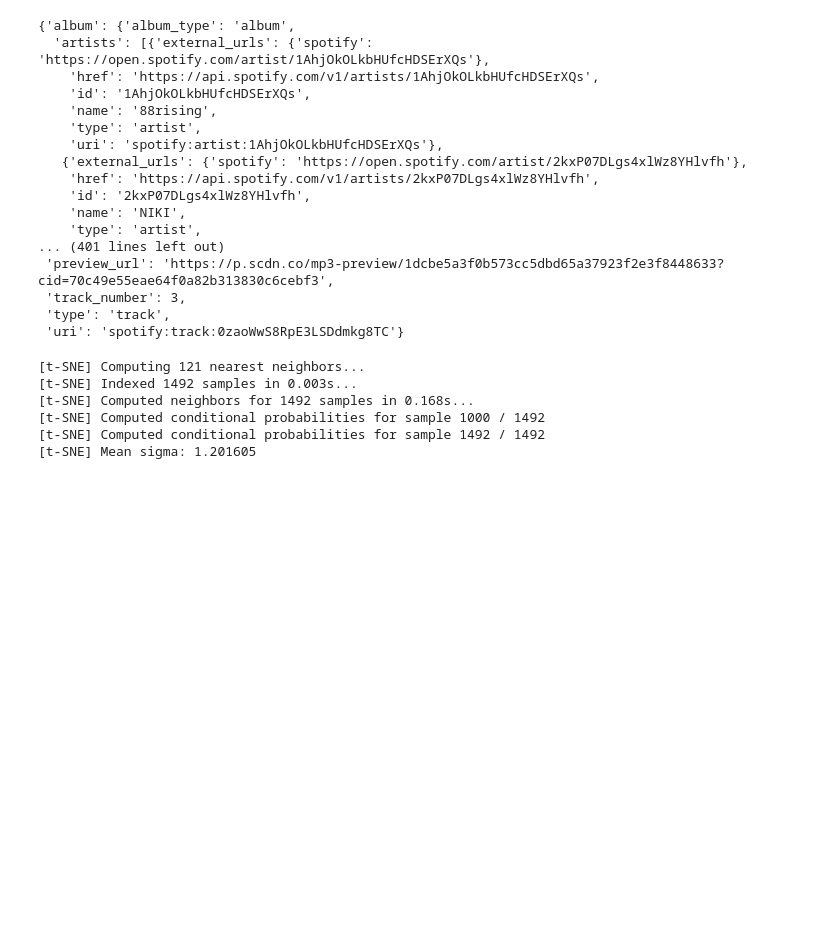
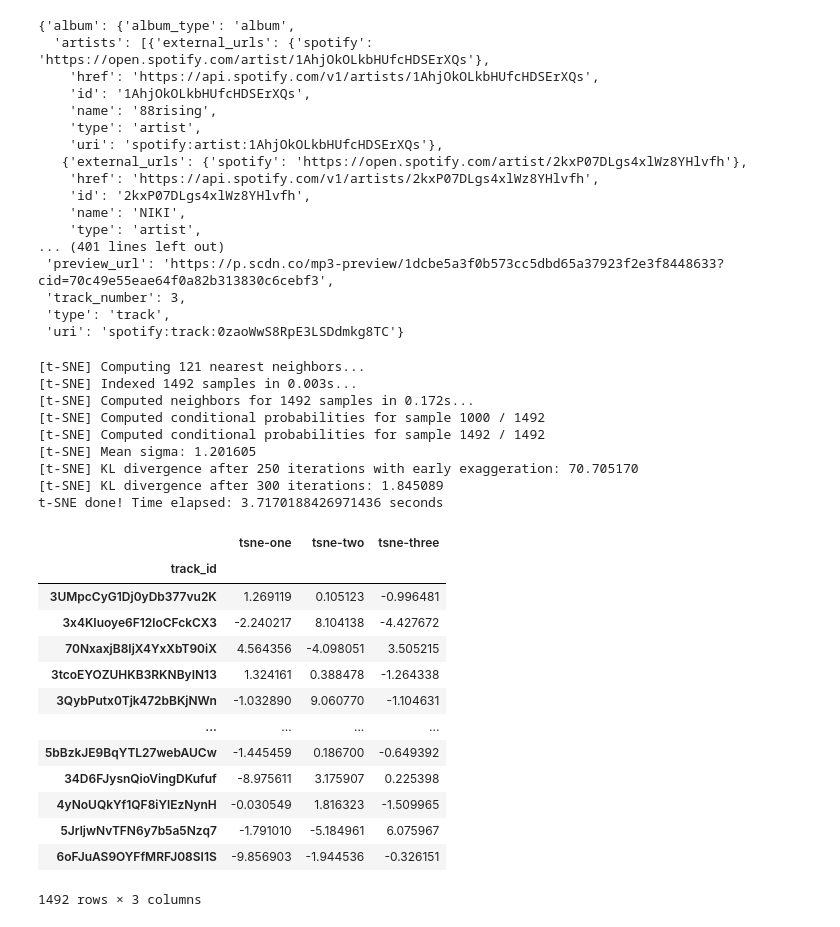
Before and after one commit to mcallisterdavid/calhacks2021, a Jupyter notebook: spotifyAPI.ipynb, the cells around one changed output. Cells and saved outputs as stored; diff of their text form; code cells hidden in the pictures; blank space fills up the shorter version.

```diff
--- a/spotifyAPI.ipynb
+++ b/spotifyAPI.ipynb
@@ -427,8 +427,8 @@ def main():
 	                                   redirect_uri=SPOTIPY_REDIRECT_URI
 	                                  )
 
-	playlistName = 'DROP DROP UZI' # test playlistName input
-	playlistSongs = getPlaylistSongs(username, playlistName, token) # dataframe of the songs in playlistID
+	playlistID = '2NQemdvdAfjpxKymXLilBK' # test playlistID input
+	playlistSongs = getPlaylistSongs(username, playlistID, token) # dataframe of the songs in playlistID
 	data = generate_TSNE(playlistSongs) # adds three columns to prev df, with TSNE coords
 	tsneCoords = data[['tsne-one', 'tsne-two', 'tsne-three']]
 	return tsneCoords
@@ -449,10 +449,10 @@ def getUserPlaylists(username, token):
         return ("Can't get token")
 
 
-def getPlaylistSongs(username, playlistName, token):
+def getPlaylistSongs(username, playlistID, token):
 
-    playlist = getUserPlaylists(username, token)
-    playlistID = list(playlist[playlist['Playlist Name'] == playlistName]['Playlist ID'])[0]
+    # playlist = getUserPlaylists(username, token)
+    # playlistID = list(playlist[playlist['Playlist Name'] == playlistName]['Playlist ID'])[0]
 
     features_list = ["artist", "album", "album_release_date", "track_name", "track_id",
                          "explicit", "popularity", "danceability", "energy", "key",
@@ -462,7 +462,7 @@ def getPlaylistSongs(username, playlistName, token):
 
     if token:
         sp = spotipy.Spotify(auth=token)
-        results = sp.user_playlist_tracks(username, playlistID, limit=70)
+        results = sp.user_playlist_tracks(username, playlistID)
         tracks = results['items']
 
         while results['next']:
@@ -530,31 +530,48 @@ def cleanData(df):
     						'speechiness', 'instrumentalness', 'liveness',
     						'valence', 'tempo', 'duration_ms']
     for column in columns_to_normalize:
         df[column] = (df[column] - df[column].mean()) / df[column].std()
 
     return df
 
 def generate_TSNE(df):
     # df = pd.read_csv(path).iloc[:, 1:]
     normed_df = cleanData(df)
 
     # np.random.seed(42)
     time_start = time.time()
     tsne = TSNE(n_components=3, verbose=1, perplexity=40, n_iter=300)
     tsne_results = tsne.fit_transform(normed_df)
     print('t-SNE done! Time elapsed: {} seconds'.format(time.time()-time_start))
 
     normed_df['tsne-one'] = tsne_results[:,0]
     normed_df['tsne-two'] = tsne_results[:,1]
     normed_df['tsne-three'] = tsne_results[:,2]
 
     return normed_df
 
 main()
 # %% [output]
 [t-SNE] Computing 121 nearest neighbors...
 [t-SNE] Indexed 1492 samples in 0.003s...
-[t-SNE] Computed neighbors for 1492 samples in 0.168s...
+[t-SNE] Computed neighbors for 1492 samples in 0.172s...
 [t-SNE] Computed conditional probabilities for sample 1000 / 1492
 [t-SNE] Computed conditional probabilities for sample 1492 / 1492
 [t-SNE] Mean sigma: 1.201605
+[t-SNE] KL divergence after 250 iterations with early exaggeration: 70.705170
+[t-SNE] KL divergence after 300 iterations: 1.845089
+t-SNE done! Time elapsed: 3.7170188426971436 seconds
+|  | tsne-one | tsne-two | tsne-three |
+| track_id |  |  |  |
+| 3UMpcCyG1Dj0yDb377vu2K | 1.269119 | 0.105123 | -0.996481 |
+| 3x4KIuoye6F12loCFckCX3 | -2.240217 | 8.104138 | -4.427672 |
+| 70NxaxjB8IjX4YxXbT90iX | 4.564356 | -4.098051 | 3.505215 |
+| 3tcoEYOZUHKB3RKNByIN13 | 1.324161 | 0.388478 | -1.264338 |
+| 3QybPutx0Tjk472bBKjNWn | -1.032890 | 9.060770 | -1.104631 |
+| ... | ... | ... | ... |
+| 5bBzkJE9BqYTL27webAUCw | -1.445459 | 0.186700 | -0.649392 |
+| 34D6FJysnQioVingDKufuf | -8.975611 | 3.175907 | 0.225398 |
+| 4yNoUQkYf1QF8iYlEzNynH | -0.030549 | 1.816323 | -1.509965 |
+| 5JrljwNvTFN6y7b5a5Nzq7 | -1.791010 | -5.184961 | 6.075967 |
+| 6oFJuAS9OYFfMRFJ08SI1S | -9.856903 | -1.944536 | -0.326151 |
+1492 rows × 3 columns
```
Also changed, not shown: 1 other file.
